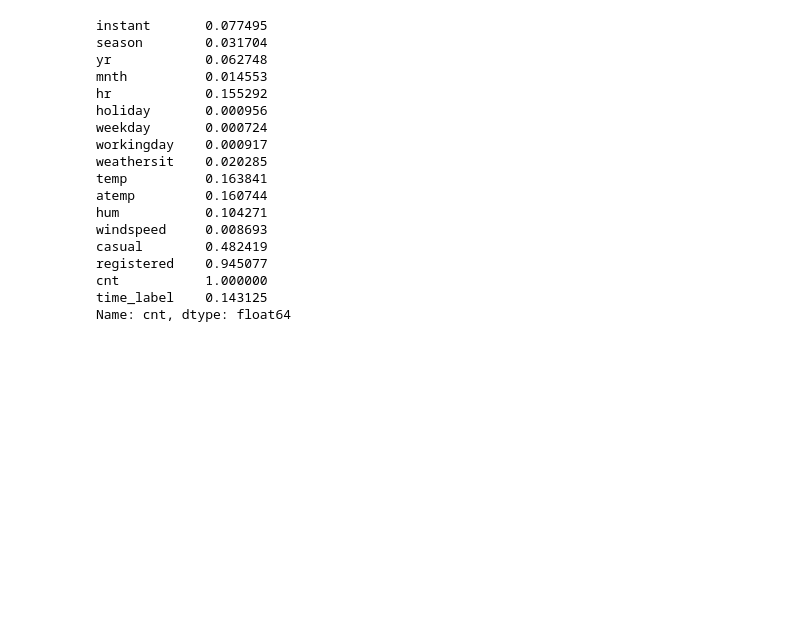
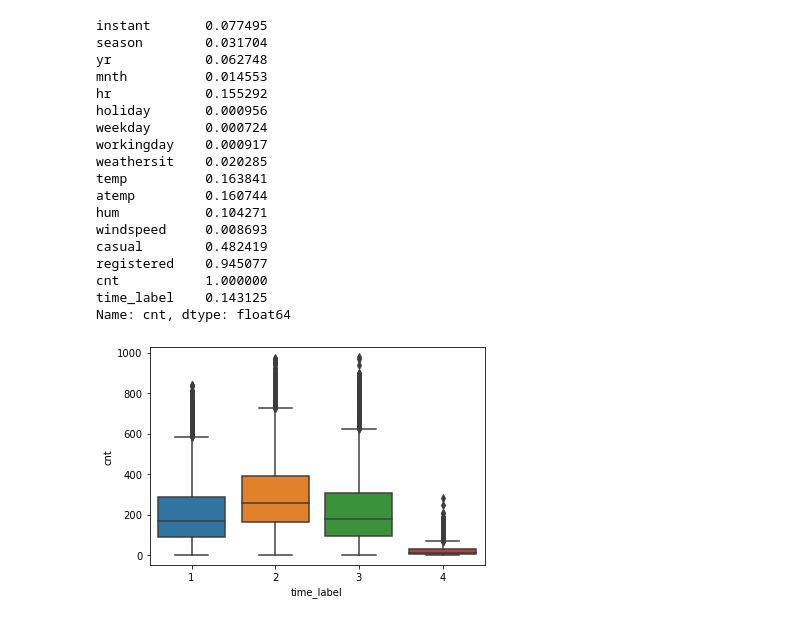
Before and after one commit to kobetryz/machine_learning_projects, a Jupyter notebook: Bike sharing/Bike rentals prediction.ipynb, the cells around one changed output. Saved outputs shown, nothing was run; the diff lists cells and outputs as text; code cells hidden in the pictures; blank space fills up the shorter version.

```diff
--- a/Bike sharing/Bike rentals prediction.ipynb
+++ b/Bike sharing/Bike rentals prediction.ipynb
@@ -189,0 +200,5 @@ Name: cnt, dtype: float64
+# %%
+sns.boxplot('time_label','cnt',data=bike_rentals)
+plt.show()
+# %% [output]
+[figure, added]
```
Also changed, not shown: parts of 12 cells of this notebook.
